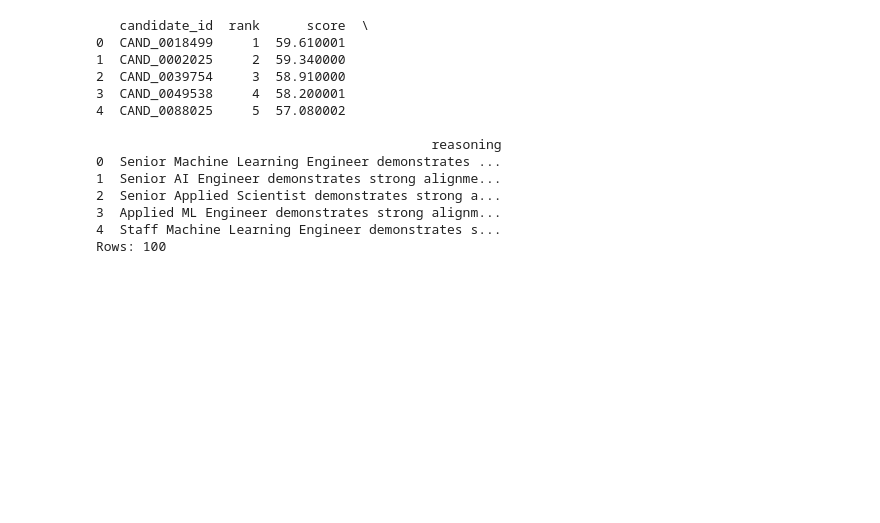
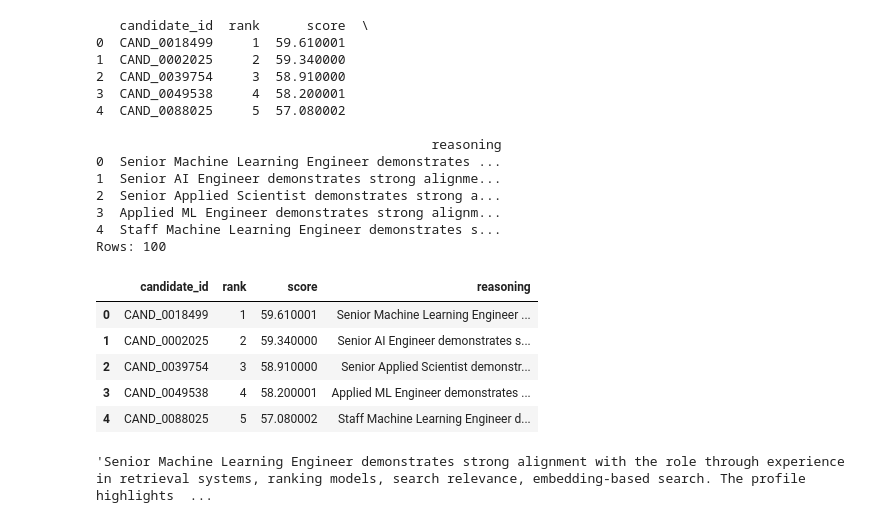
Before and after one commit to RiyaDiwakar/The-Data-AI-challenge, a Jupyter notebook: notebooks/01_exploration.ipynb, the cells around one changed output. Saved outputs shown, nothing was run; the diff lists cells and outputs as text; code cells hidden in the pictures; blank space fills up the shorter version.

Commit message:
Stable challenge with reasoning generation

```diff
--- a/notebooks/01_exploration.ipynb
+++ b/notebooks/01_exploration.ipynb
@@ -1430,0 +1516,7 @@ Loaded: 100000
+# %%
+
+import rank_candidates
+
+results = rank_candidates.rank_candidates()
+
+print("Total Ranked:", len(results))
@@ -1430,0 +1525,16 @@ Loaded: 100000
+# %%
+import json
+
+candidate_lookup = {}
+
+with open(
+    "../data/candidates.jsonl",
+    "r",
+    encoding="utf-8"
+) as f:
+
+    for line in f:
+        candidate = json.loads(line)
+        candidate_lookup[candidate["candidate_id"]] = candidate
+
+print("Loaded:", len(candidate_lookup))
@@ -1478,6 +1631,19 @@ print("Rows:", len(submission))
 3  Applied ML Engineer demonstrates strong alignm...
 4  Staff Machine Learning Engineer demonstrates s...
 Rows: 100
+# %%
+submission.head()
+# %% [output]
+|  | candidate_id | rank | score | reasoning |
+| 0 | CAND_0018499 | 1 | 59.610001 | Senior Machine Learning Engineer ... |
+| 1 | CAND_0002025 | 2 | 59.340000 | Senior AI Engineer demonstrates s... |
+| 2 | CAND_0039754 | 3 | 58.910000 | Senior Applied Scientist demonstr... |
+| 3 | CAND_0049538 | 4 | 58.200001 | Applied ML Engineer demonstrates ... |
+| 4 | CAND_0088025 | 5 | 57.080002 | Staff Machine Learning Engineer d... |
+# %%
+submission.iloc[0]["reasoning"]
+# %% [output]
+'Senior Machine Learning Engineer demonstrates strong alignment with the role through experience in retrieval systems, ranking models, search relevance, embedding-based search. The profile highlights  ...
 # %%
 def generate_reasoning(candidate):
 
```
Also changed, not shown: parts of 18 cells of this notebook, 5 other files.
